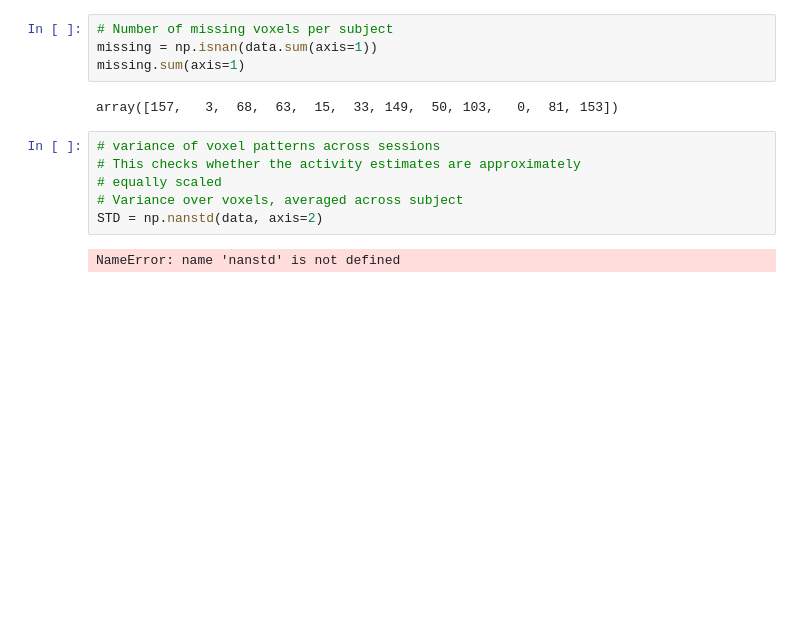
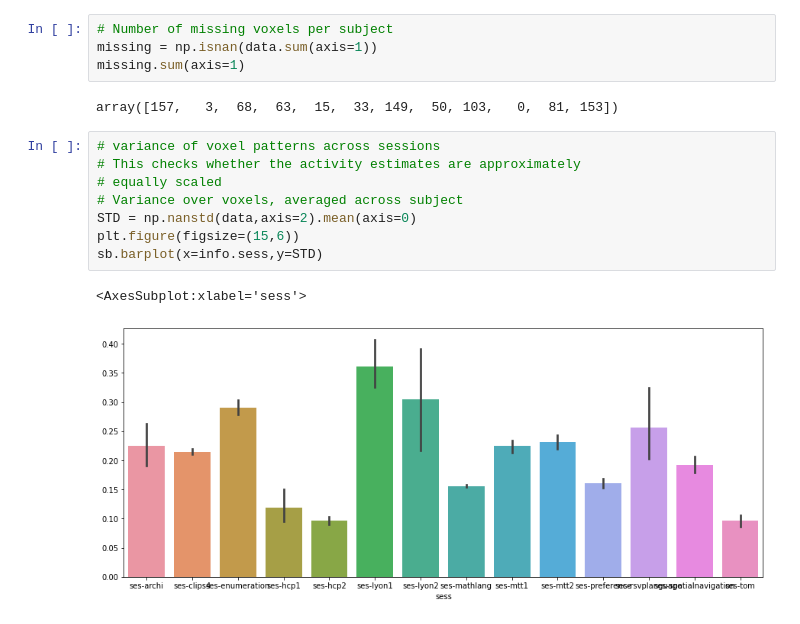
Before and after one commit to DiedrichsenLab/Functional_Fusion, a Jupyter notebook: notebooks/dataset_check.ipynb, the cells around one changed output. Drawn from its saved outputs; the diff is of its cells as text; blank space fills up the shorter version.

```diff
--- a/notebooks/dataset_check.ipynb
+++ b/notebooks/dataset_check.ipynb
@@ -156,8 +156,11 @@ array([157,   3,  68,  63,  15,  33, 149,  50, 103,   0,  81, 153])
 # %%
 # variance of voxel patterns across sessions
 # This checks whether the activity estimates are approximately
 # equally scaled
 # Variance over voxels, averaged across subject
-STD = np.nanstd(data, axis=2)
+STD = np.nanstd(data,axis=2).mean(axis=0)
+plt.figure(figsize=(15,6))
+sb.barplot(x=info.sess,y=STD)
 # %% [output]
-NameError: name 'nanstd' is not defined
+<AxesSubplot:xlabel='sess'>
+[figure, added]
```
Also changed, not shown: parts of 1 cell of this notebook, 1 other file.
